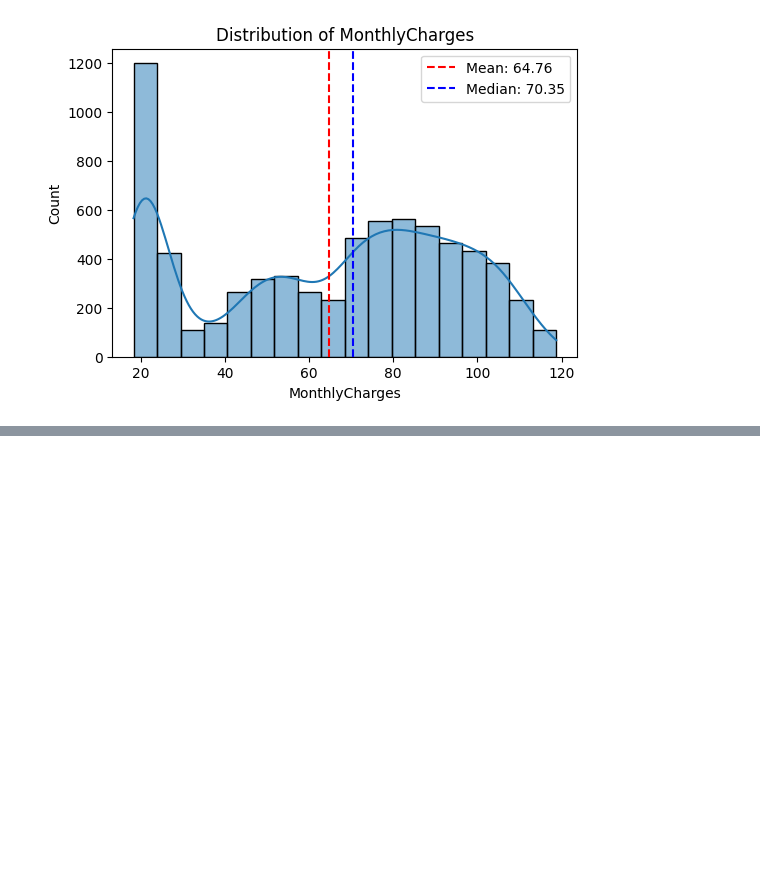
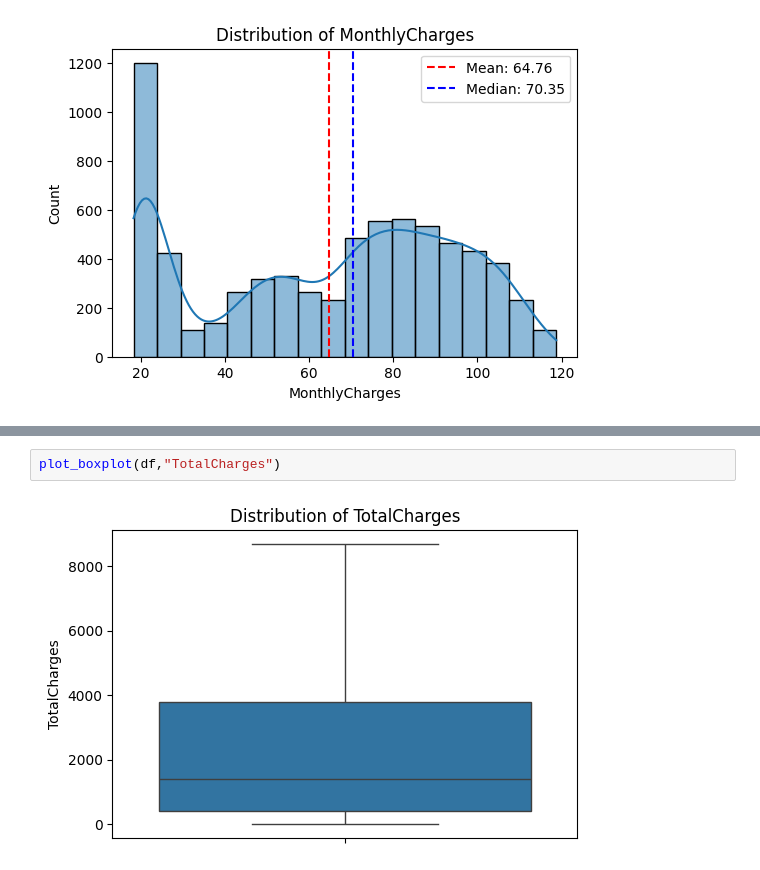
Before and after one commit to RichelCode/Telco-Customer-Churn-Prediction-, a Jupyter notebook: notebooks/01_eda.ipynb, the cells around one changed output, grey strips where cells are left out. Saved outputs shown, nothing was run; the diff lists cells and outputs as text; blank space fills up the shorter version.

```diff
--- a/notebooks/01_eda.ipynb
+++ b/notebooks/01_eda.ipynb
@@ -204,0 +219,4 @@ plot_histogram(df,"MonthlyCharges")
+# %%
+plot_boxplot(df,"TotalCharges")
+# %% [output]
+[figure, added]
```
Also changed, not shown: parts of 5 cells of this notebook.
